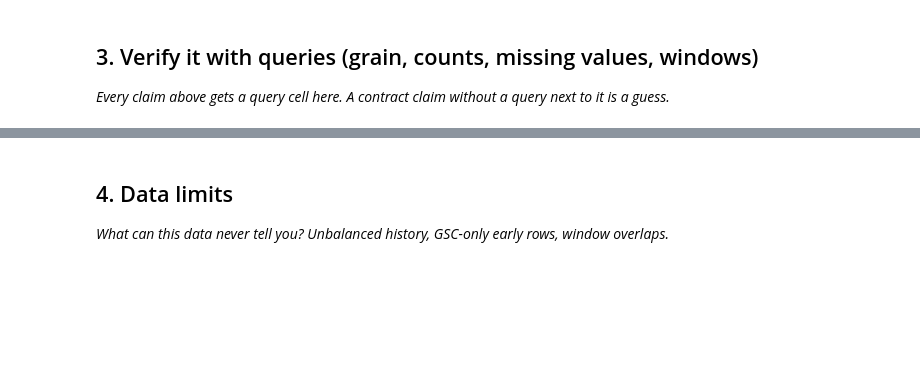
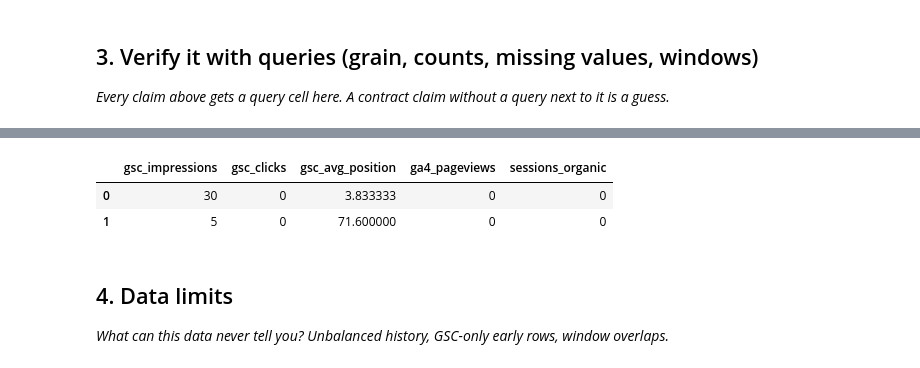
Before and after one commit to uzairmustafa291/Flyrank-ML, a Jupyter notebook: work/notebooks/w03_data_contract.ipynb, the cells around one changed output, grey strips where cells are left out. Drawn from its saved outputs; the diff is of its cells as text; code cells hidden in the pictures; blank space fills up the shorter version.

```diff
--- a/work/notebooks/w03_data_contract.ipynb
+++ b/work/notebooks/w03_data_contract.ipynb
@@ -21,3 +166,19 @@ This skeleton is yours to fill. Work the sections **in order** — each one has
+# %%
+X = [
+    "gsc_impressions",
+    "gsc_clicks",
+    "gsc_avg_position",
+    "ga4_pageviews",
+    "sessions_organic"
+]
+
+feature_df = df[X]
+
+feature_df.head(2)
+# %% [output]
+|  | gsc_impressions | gsc_clicks | gsc_avg_position | ga4_pageviews | sessions_organic |
+| 0 | 30 | 0 | 3.833333 | 0 | 0 |
+| 1 | 5 | 0 | 71.600000 | 0 | 0 |
 # %% [markdown]
 ## 4. Data limits
 
```
Also changed, not shown: parts of 14 cells of this notebook.
